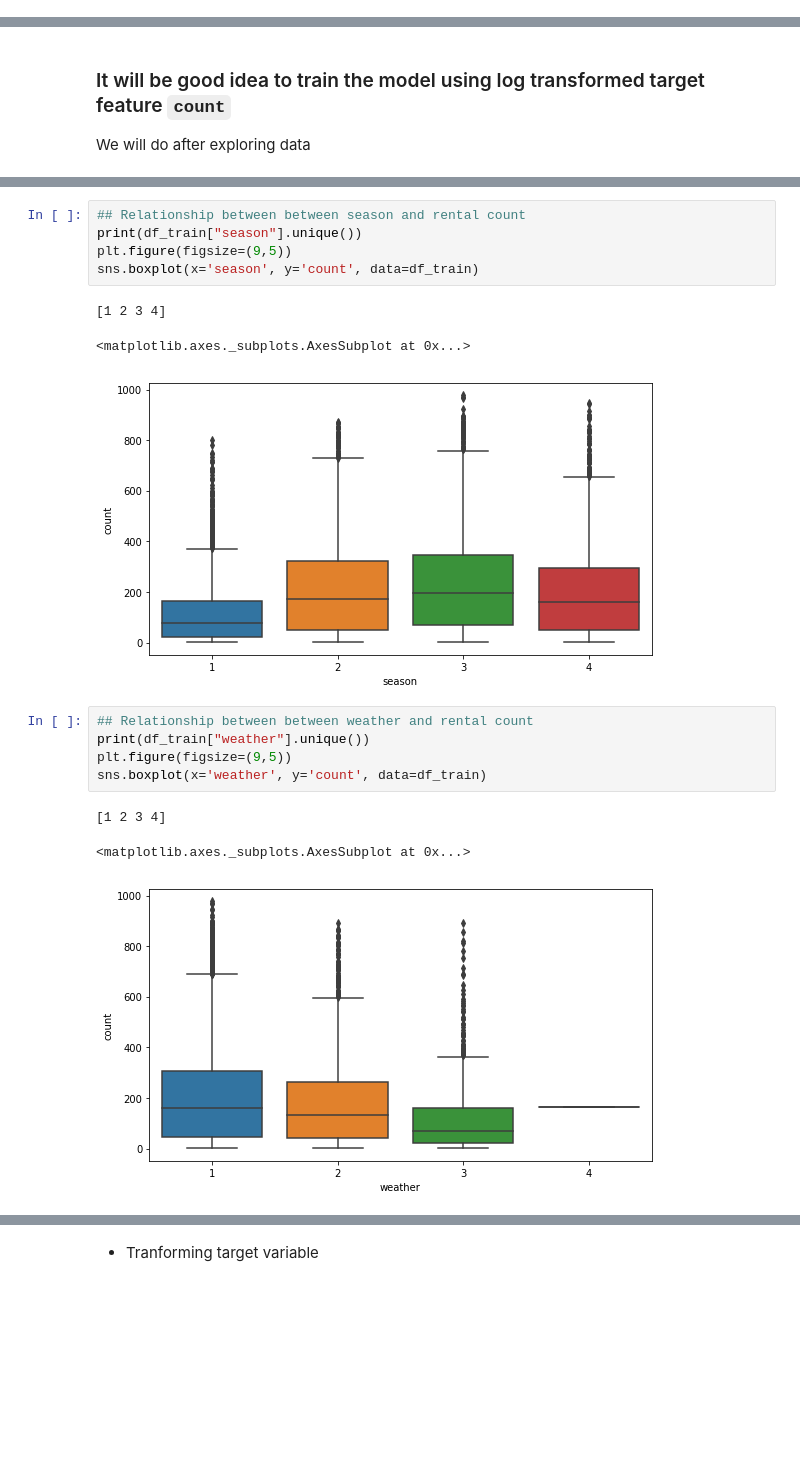
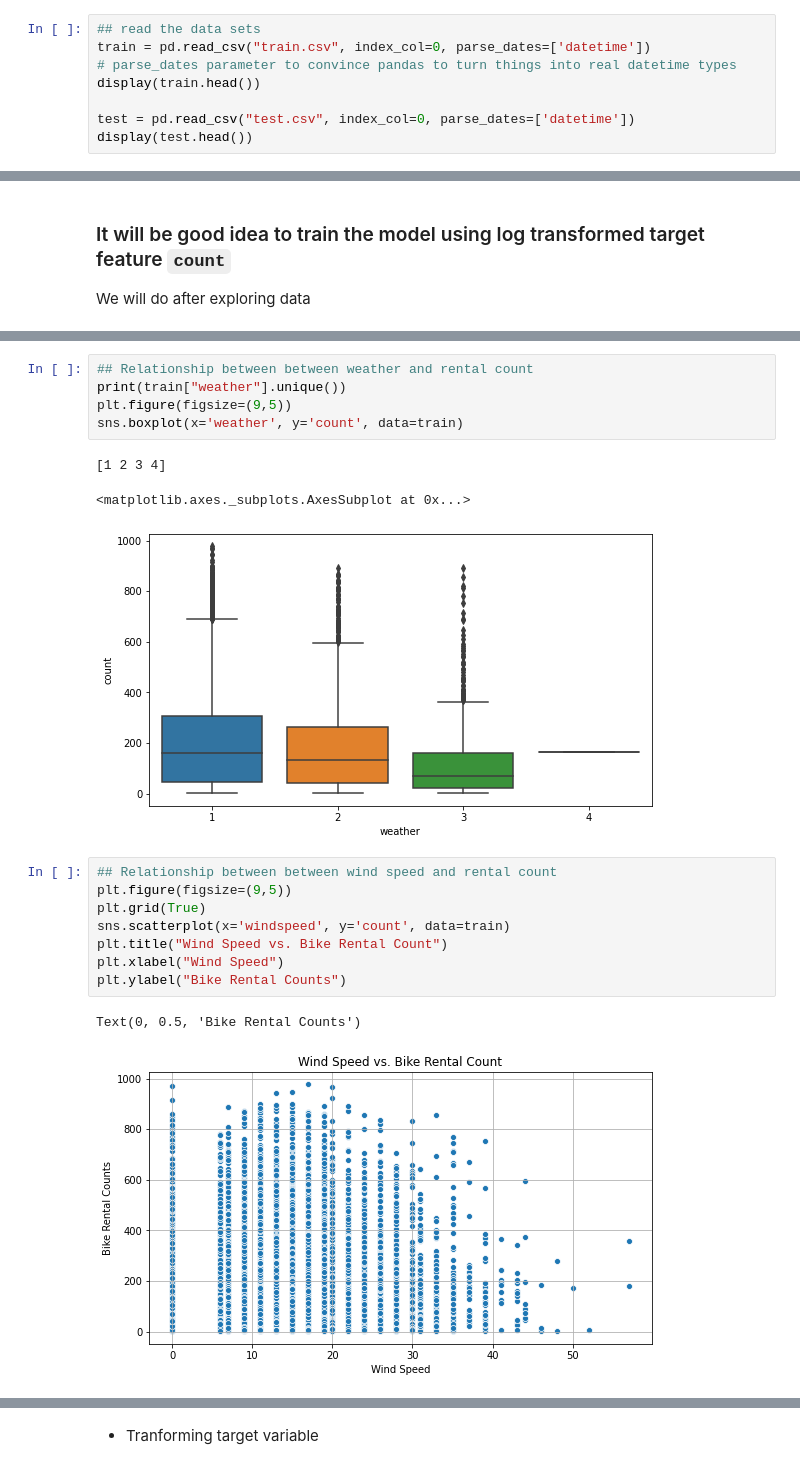
Before and after one commit to robinyUArizona/Time-Series--Projects, a Jupyter notebook: Bike Rental Demand/1- bikerental_xgboost_data_preparation.ipynb, the cells around one changed output, grey strips where cells are left out. Drawn from its saved outputs; the diff is of its cells as text; blank space fills up the shorter version.

```diff
--- a/Bike Rental Demand/1- bikerental_xgboost_data_preparation.ipynb
+++ b/Bike Rental Demand/1- bikerental_xgboost_data_preparation.ipynb
@@ -64,0 +184,8 @@ display(df_test.head())
+# %%
+## read the data sets
+train = pd.read_csv("train.csv", index_col=0, parse_dates=['datetime'])
+# parse_dates parameter to convince pandas to turn things into real datetime types
+display(train.head())
+
+test = pd.read_csv("test.csv", index_col=0, parse_dates=['datetime'])
+display(test.head())
@@ -348,20 +511,22 @@ df_train.columns.tolist()
  'dayofweek',
  'hour']
 # %%
-## Relationship between between season and rental count
-print(df_train["season"].unique())
+## Relationship between between weather and rental count
+print(train["weather"].unique())
 plt.figure(figsize=(9,5))
-sns.boxplot(x='season', y='count', data=df_train)
+sns.boxplot(x='weather', y='count', data=train)
 # %% [output]
 [1 2 3 4]
 <matplotlib.axes._subplots.AxesSubplot at 0x...>
-[figure, old version]
+[figure, new version]
 # %%
-## Relationship between between weather and rental count
-print(df_train["weather"].unique())
+## Relationship between between wind speed and rental count
 plt.figure(figsize=(9,5))
-sns.boxplot(x='weather', y='count', data=df_train)
+plt.grid(True)
+sns.scatterplot(x='windspeed', y='count', data=train)
+plt.title("Wind Speed vs. Bike Rental Count")
+plt.xlabel("Wind Speed")
+plt.ylabel("Bike Rental Counts")
 # %% [output]
-[1 2 3 4]
+Text(0, 0.5, 'Bike Rental Counts')
-<matplotlib.axes._subplots.AxesSubplot at 0x...>
-[figure, old version]
+[figure, new version]
```
Also changed, not shown: parts of 34 cells of this notebook.
